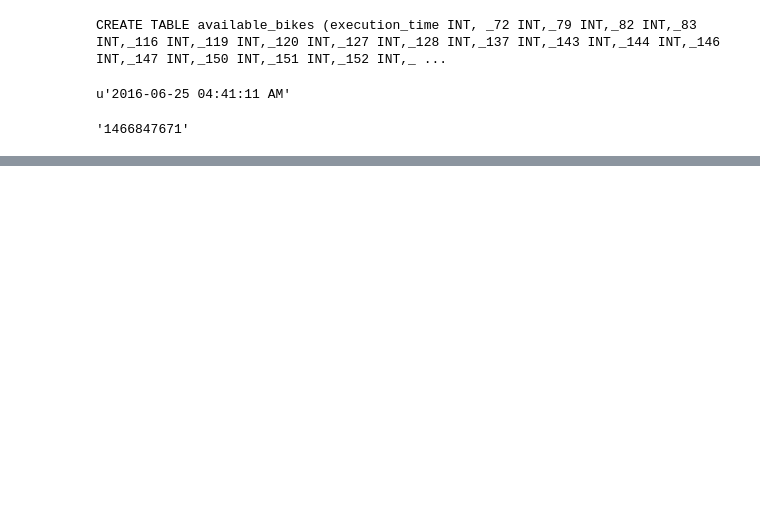
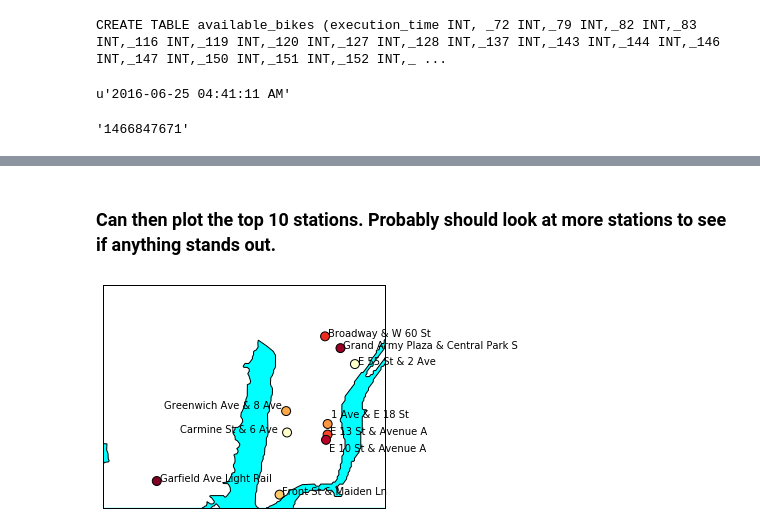
Before and after one commit to danielstallworthmit/thinkful, a Jupyter notebook: datascience/Citi Bike Data.ipynb, the cells around one changed output, grey strips where cells are left out. Saved outputs shown, nothing was run; the diff lists cells and outputs as text; code cells hidden in the pictures; blank space fills up the shorter version.

```diff
--- a/datascience/Citi Bike Data.ipynb
+++ b/datascience/Citi Bike Data.ipynb
@@ -183,0 +219,6 @@ con.close() #close the database connection when done
+# %%
+def top10MaxVals(d):
+    '''Find key with greatest value change'''
+    return sorted(d, key = d.get, reverse = True)[:10]
+# %%
+top_ten = top10MaxVals(hour_change)
@@ -183,0 +257,4 @@ con.close() #close the database connection when done
+# %%
+ref = pd.read_sql_query('SELECT id, stationname, latitude, longitude FROM citibike_reference WHERE id in ('
+                        + ','.join(str(v) for v in top_ten) + ')',
+                        con,index_col = 'id')
@@ -183,0 +278,32 @@ con.close() #close the database connection when done
+# %% [markdown]
+### Can then plot the top 10 stations. Probably should look at more stations to see if anything stands out.
+# %%
+fig = plt.figure()
+m = Basemap(projection = 'merc',llcrnrlat = 40.7, urcrnrlat = 40.79,
+            llcrnrlon = -74.1, urcrnrlon = -73.95, lat_ts = 40.5, area_thresh = 0.1, resolution='f')
+m.drawcoastlines()
+m.drawrivers()
+m.fillcontinents(color = 'white',lake_color = 'aqua', zorder = 0)
+m.drawmapboundary(fill_color = 'aqua')
+
+labels = ref['stationName']
+x_offsets = [130,-5500,130,-4800,130,130,130,130,130,130]
+y_offsets = [0,100,0,0,0,0,-500,0,300,0]
+
+x,y = m([float(x) for x in ref['longitude']], [float(x) for x in ref['latitude']])
+
+for label, xpt, ypt, x_offset, y_offset in zip(labels, x, y, x_offsets, y_offsets):
+    plt.text(xpt+x_offset, ypt+y_offset, label)
+
+cor = [hour_change[v] for v in sorted(top_ten)]
+cmap = plt.get_cmap('YlOrRd')
+cax = cm.ScalarMappable(cmap=cmap)
+cax.set_array(cor)
+#cax.make_axes(orientation = 'horizontal')
+ax = plt.gca()
+
+m.scatter(x=x, y=y, s = 80, c = cor, marker = 'o', cmap = cmap, ax = ax)
+#m.colorbar(cax)
+plt.show()
+# %% [output]
+[figure, added]
```
Also changed, not shown: parts of 23 cells of this notebook.
